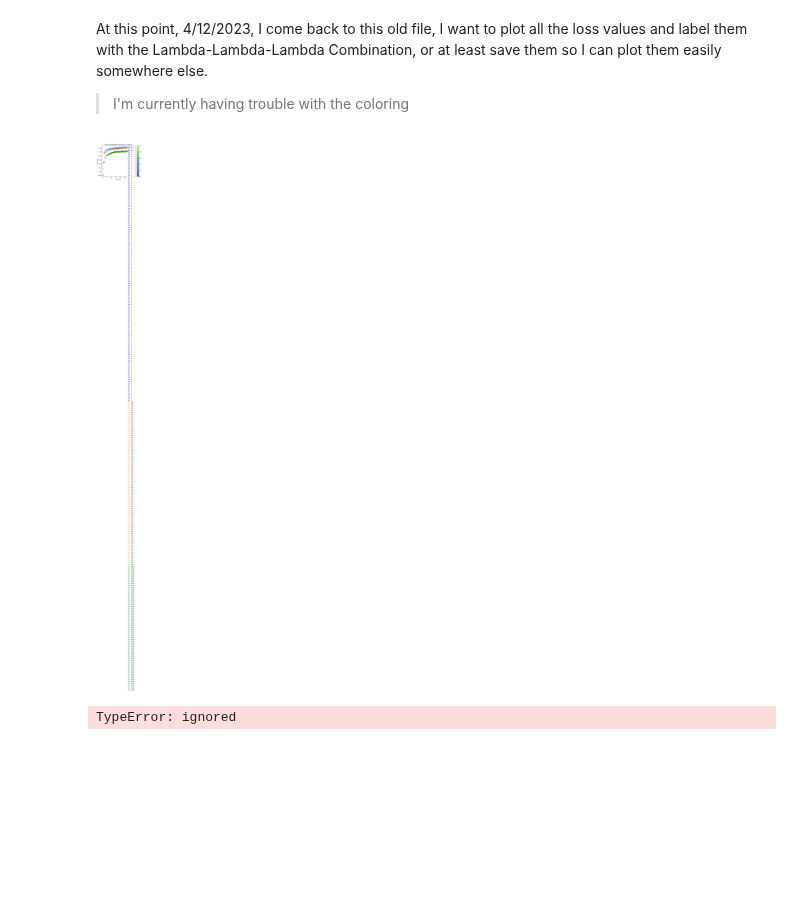
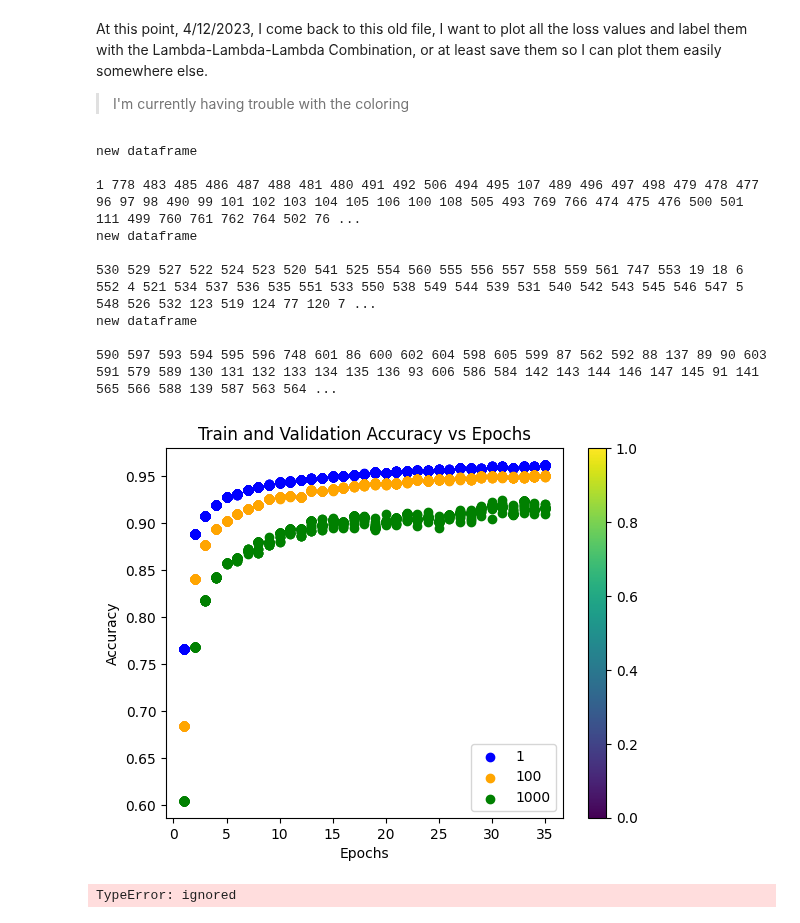
Before and after one commit to RachelRamirez/misclassification_matrix, a Jupyter notebook: Load_and_Analyze_Results_of_pkl_files.ipynb, the cells around one changed output. Saved outputs shown, nothing was run; the diff lists cells and outputs as text; code cells hidden in the pictures; blank space fills up the shorter version.

Commit message:
got the graph to work

```diff
--- a/Load_and_Analyze_Results_of_pkl_files.ipynb
+++ b/Load_and_Analyze_Results_of_pkl_files.ipynb
@@ -258,39 +258,52 @@ import matplotlib.pyplot as plt
 
 # # plt.legend()
 # plt.xlabel('Epochs')
 # plt.ylabel('Loss')
 # plt.title('Train and Validation Loss vs Epochs')
 # plt.show()
 
 cmap = plt.cm.get_cmap('viridis', 3)
 
 for df, color, label in zip([df1, df100, df1000], ['blue', 'orange', 'green'],[1,100,1000] ):
   # train_acc = df['categorical_accuracy']
   # valid_acc = df['val_categorical_accuracy']
+
+  print()
+  print("new dataframe")
+  print()
   for i, row in df.iterrows():
-    # print(" i = ", i,  " row = ", row)
-    # x_axis = range(0,len(train_acc[i]))
-    # # print("i is ", i, "and len of x_axis is ", len(x_axis), " which better be ", len(train_acc[i]))
+    print(i, end=" ")
 
-    # I need to fix this so it doesn't label every single row
-    plt.scatter(x=range(1, len(row['categorical_accuracy'])+1), y=row['categorical_accuracy'], color=color, label=label)
+    if i == 1 or i == 530 or i==590:
+      plt.scatter(x=range(1, len(row['categorical_accuracy'])+1), y=row['categorical_accuracy'], color=color, label=label)
+    else:
+      plt.scatter(x=range(1, len(row['categorical_accuracy'])+1), y=row['categorical_accuracy'], color=color)
 
     # plt.scatter(x_axis, train_acc[i], c=np.repeat(lambda1_value[i],len(x_axis)), cmap=cmap, label='Training Acc')
     # plt.scatter(x_axis, valid_acc[i],c=np.repeat(lambda1_value[i],len(x_axis)), cmap=cmap,  label='Validation Acc', linestyle=':')
 
     # plt.scatter(x_axis, train_acc[i], color=color, marker='o'  , label='Training Acc')
     # plt.scatter(x_axis, valid_acc[i], color=color, marker='x',  label='Validation Acc', linestyle=':')
 
 
 
 plt.legend()
 plt.xlabel('Epochs')
 plt.ylabel('Accuracy')
 plt.title('Train and Validation Accuracy vs Epochs')
 plt.colorbar()
 plt.show()
 # %% [output]
+new dataframe
+
+1 778 483 485 486 487 488 481 480 491 492 506 494 495 107 489 496 497 498 479 478 477 96 97 98 490 99 101 102 103 104 105 106 100 108 505 493 769 766 474 475 476 500 501 111 499 760 761 762 764 502 76 ...
+new dataframe
+
+530 529 527 522 524 523 520 541 525 554 560 555 556 557 558 559 561 747 553 19 18 6 552 4 521 534 537 536 535 551 533 550 538 549 544 539 531 540 542 543 545 546 547 5 548 526 532 123 519 124 77 120 7 ...
+new dataframe
+
+590 597 593 594 595 596 748 601 86 600 602 604 598 605 599 87 562 592 88 137 89 90 603 591 579 589 130 131 132 133 134 135 136 93 606 586 584 142 143 144 146 147 145 91 141 565 566 588 139 587 563 564 ...
-[figure, old version]
+[figure, new version]
 # %%
 #import necessary libraries
 import pandas as pd
```
